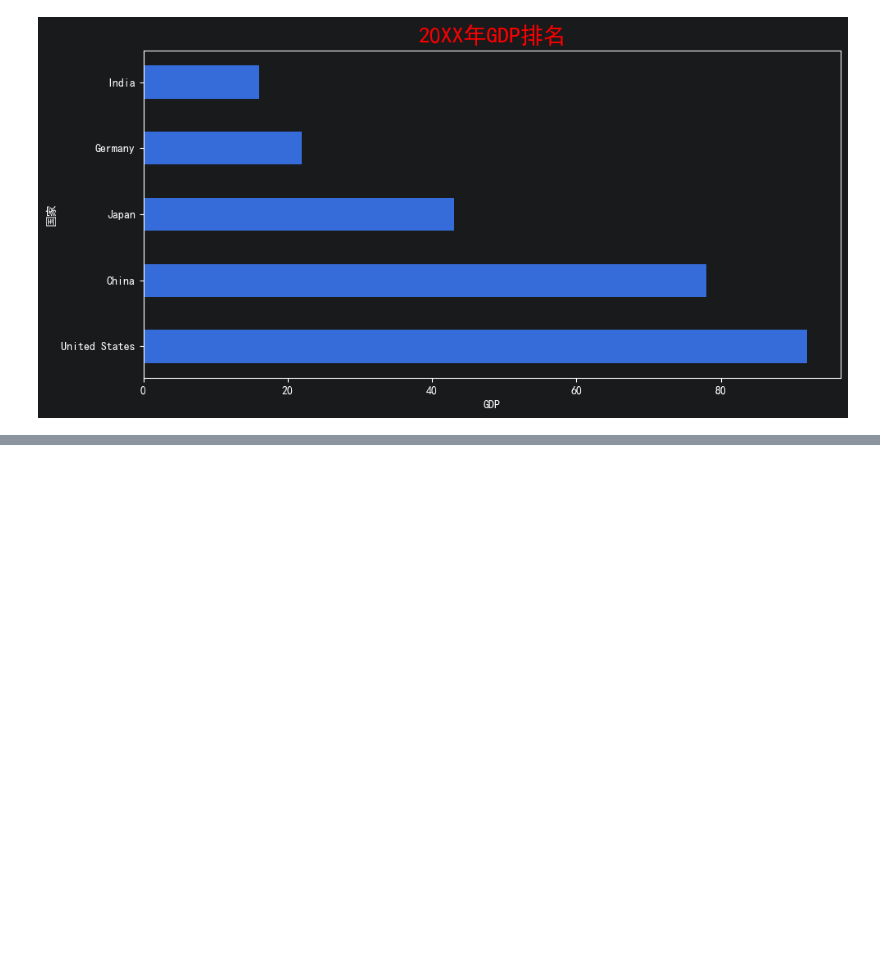
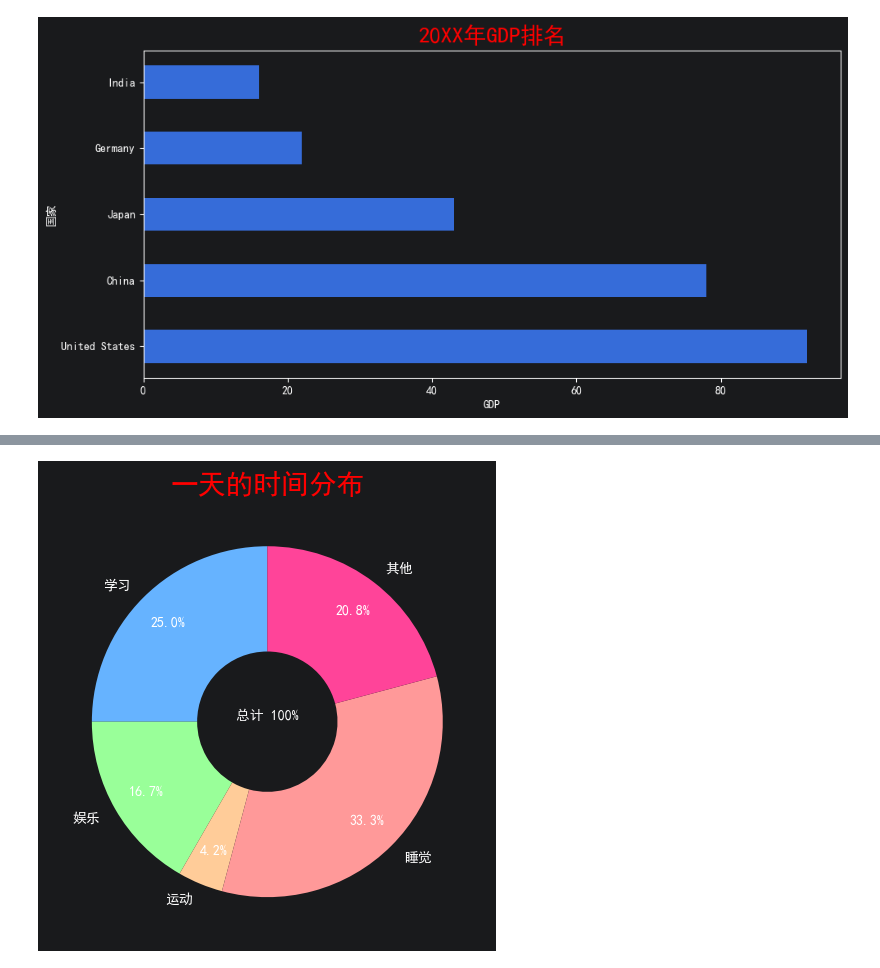
Before and after one commit to zimiao-dev/Python-Data-Analysis-Learning, a Jupyter notebook: 04_data_visualization/matplotlib_basic.ipynb, the cells around one changed output, grey strips where cells are left out. Drawn from its saved outputs; the diff is of its cells as text; code cells hidden in the pictures; blank space fills up the shorter version.

```diff
--- a/04_data_visualization/matplotlib_basic.ipynb
+++ b/04_data_visualization/matplotlib_basic.ipynb
@@ -162,0 +170,33 @@ plt.show()
+# %%
+# 设置图表画布大小
+plt.figure(figsize=(10, 5))
+
+# 绘图数据
+things = ['学习', '娱乐', '运动', '睡觉', '其他']
+times =[6, 4, 1, 8, 5]
+
+# 设置配色
+colors = ['#66b3ff', '#99ff99', '#ffcc99', '#ff9999', '#ff4499']
+
+# 绘制环形图
+plt.pie(times, labels=things,
+        autopct='%1.1f%%', # 显示百分比
+        startangle=90, # startangle 调整初始画图的角度
+        colors=colors,
+        wedgeprops={'width': 0.6}, # 设置饼图宽度
+        pctdistance=0.8 # 设置百分比位置
+        )
+
+# 设置标题
+plt.title('一天的时间分布', color='red', fontsize=20)
+
+# 写文字
+plt.text(0, 0, '总计 100%', ha='center', va='bottom', fontsize=10)
+
+# 自动优化图表
+plt.tight_layout()
+
+# 显示图表
+plt.show()
+# %% [output]
+[figure, added]
```
Also changed, not shown: parts of 2 cells of this notebook.
